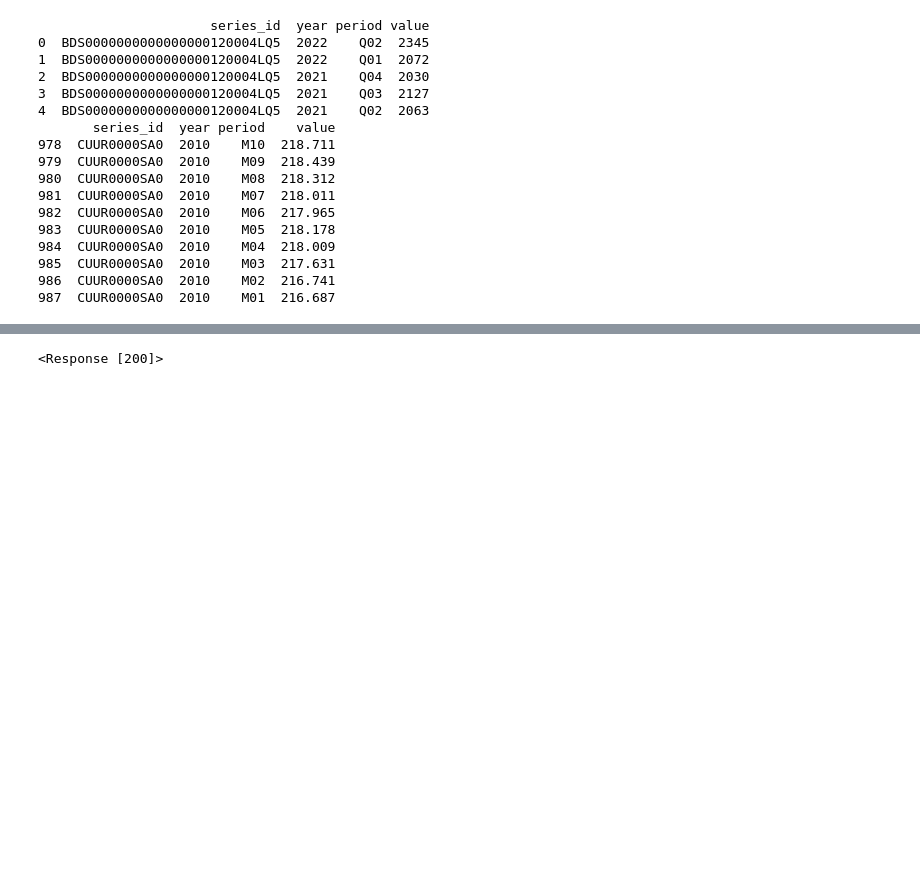
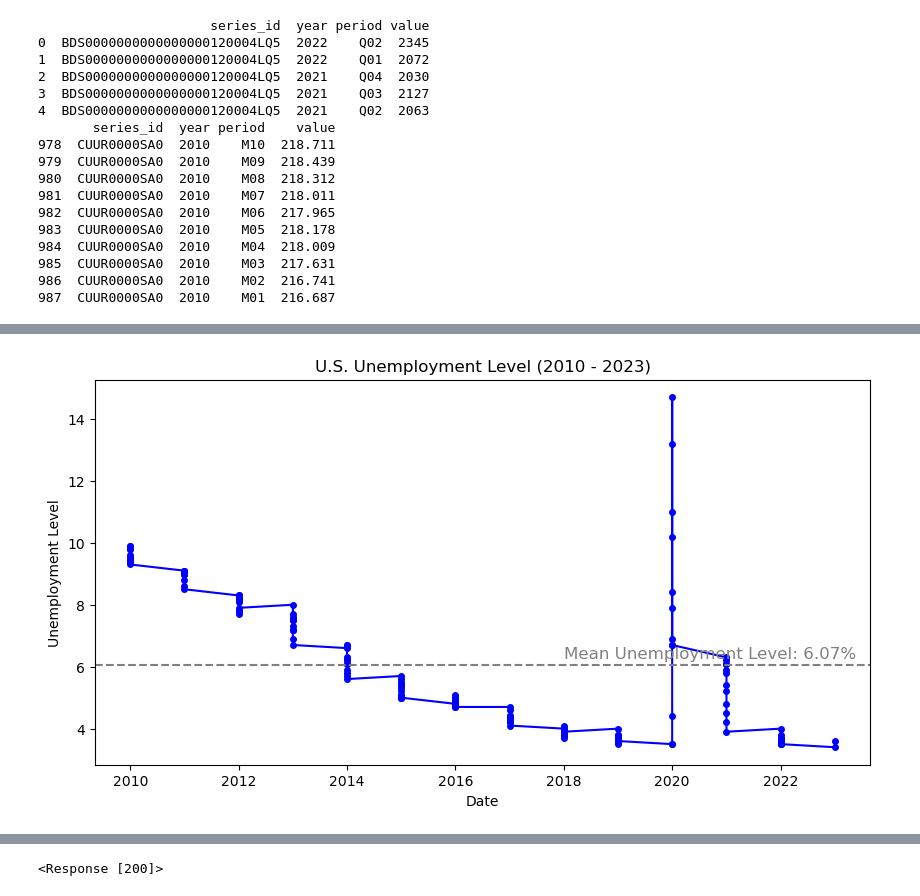
Before and after one commit to aumekubo2/SHAAL, a Jupyter notebook: Untitled.ipynb, the cells around one changed output, grey strips where cells are left out. Cells and saved outputs as stored; diff of their text form; code cells hidden in the pictures; blank space fills up the shorter version.

Commit message:
working on plot

```diff
--- a/Untitled.ipynb
+++ b/Untitled.ipynb
@@ -406,0 +327,32 @@ KeyError: 0
+# %%
+# Load the CSV file
+df = pd.read_csv('~/Desktop/SHAAL3/SHAAL/LNS14000000.csv', parse_dates=['date'])
+
+# Rename the 'value' column to 'Unemployment Level'
+df.rename(columns={'value': 'Unemployment Level'}, inplace=True)
+
+# create the plot
+fig, ax = plt.subplots(figsize=(10, 5))
+
+# plot the data with a blue line and add markers
+ax.plot(df['date'], df['Unemployment Level'], color='blue', marker='o', markersize=4)
+
+# Calculate the mean unemployment level
+mean_unemployment_level = df['Unemployment Level'].mean()
+
+# Add a horizontal line for the mean unemployment level
+ax.axhline(mean_unemployment_level, linestyle='--', color='grey')
+
+# set the axis labels and title
+ax.set_xlabel('Date')
+ax.set_ylabel('Unemployment Level')
+ax.set_title('U.S. Unemployment Level (2010 - 2023)')
+
+# Add text annotations for the mean unemployment level
+ax.annotate('Mean Unemployment Level: {:.2f}%'.format(mean_unemployment_level),
+            xy=(df['date'].iloc[50], mean_unemployment_level + 0.2),
+            color='grey', fontsize=12)
+
+plt.show()
+# %% [output]
+[figure, added]
```
Also changed, not shown: parts of 11 cells of this notebook.
